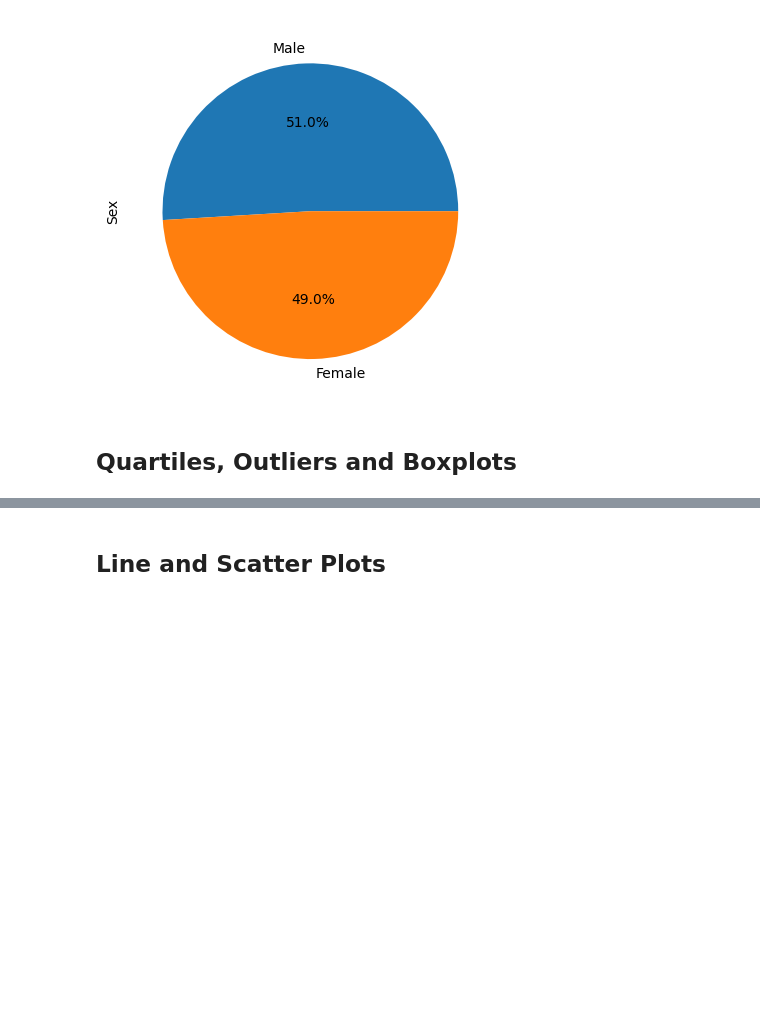
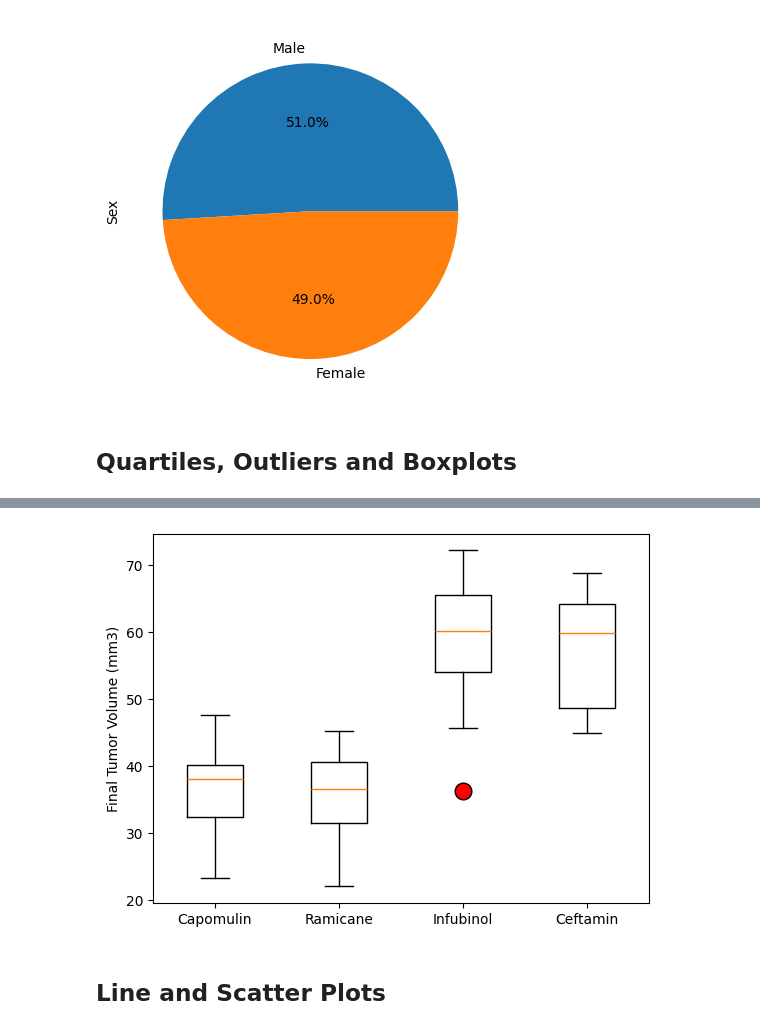
Before and after one commit to MissDysart/visualization-challenge, a Jupyter notebook: pymaceuticals.ipynb, the cells around one changed output, grey strips where cells are left out. Cells and saved outputs as stored; diff of their text form; code cells hidden in the pictures; blank space fills up the shorter version.

```diff
--- a/pymaceuticals.ipynb
+++ b/pymaceuticals.ipynb
@@ -188,7 +194,9 @@ plt.show()
 # Calculate the final tumor volume of each mouse across four of the treatment regimens:
 # Capomulin, Ramicane, Infubinol, and Ceftamin
 
-# Start by getting the last (greatest) timepoint for each mouse
-
+# Start by getting the last (greatest, aka max) timepoint for each mouse
+timepoint_per_mouse = mouse_study_complete.groupby("Mouse ID")["Timepoint"].max()
 
 # Merge this group df with the original DataFrame to get the tumor volume at the last timepoint
+study_results = pd.merge(timepoint_per_mouse, mouse_study_complete, on=["Mouse ID", "Timepoint"])
+study_results
@@ -195,17 +217,28 @@ plt.show()
 # %%
-# Put treatments into a list for a for loop (and later for plot labels)
-
+# Put treatments into a list for for loop (and later for plot labels)
+treatments = ["Capomulin", "Ramicane", "Infubinol", "Ceftamin"]
 
 # Create empty list to fill with tumor vol data (for plotting)
-
+tumor_volume = []
 
 # Calculate the IQR and quantitatively determine if there are any potential outliers.
 
+for drug in treatments:
 
     # Locate the rows which contain mice on each drug and get the tumor volumes
+    tumor_vol_df = study_results.loc[study_results["Drug Regimen"] == drug, "Tumor Volume (mm3)"]
+
+    # Add subset
+    tumor_volume.append(tumor_vol_df)
 
 
-    # add subset
-
+    quartiles = tumor_vol_df.quantile([.25,.5,.75])
+    lowerq = quartiles[0.25]
+    upperq = quartiles[0.75]
+    iqr = upperq-lowerq
+    lower_bound = lowerq - (1.5*iqr)
+    upper_bound = upperq + (1.5*iqr)
 
     # Determine outliers using upper and lower bounds
+    outliers = tumor_vol_df.loc[(tumor_vol_df > upper_bound) | (tumor_vol_df < lower_bound)]
+    print(f"{drug}'s potential outliers: {outliers}")
@@ -212,4 +251,10 @@ plt.show()
 # %%
 # Generate a box plot that shows the distrubution of the tumor volume for each treatment group.
+
+plt.boxplot(tumor_volume, labels=treatments, flierprops = dict(markerfacecolor = "red", markersize="12"))
+plt.ylabel("Final Tumor Volume (mm3)")
+plt.show()
+# %% [output]
+[figure, added]
 # %% [markdown]
 ## Line and Scatter Plots
```
Also changed, not shown: parts of 11 cells of this notebook, 3 other files.
